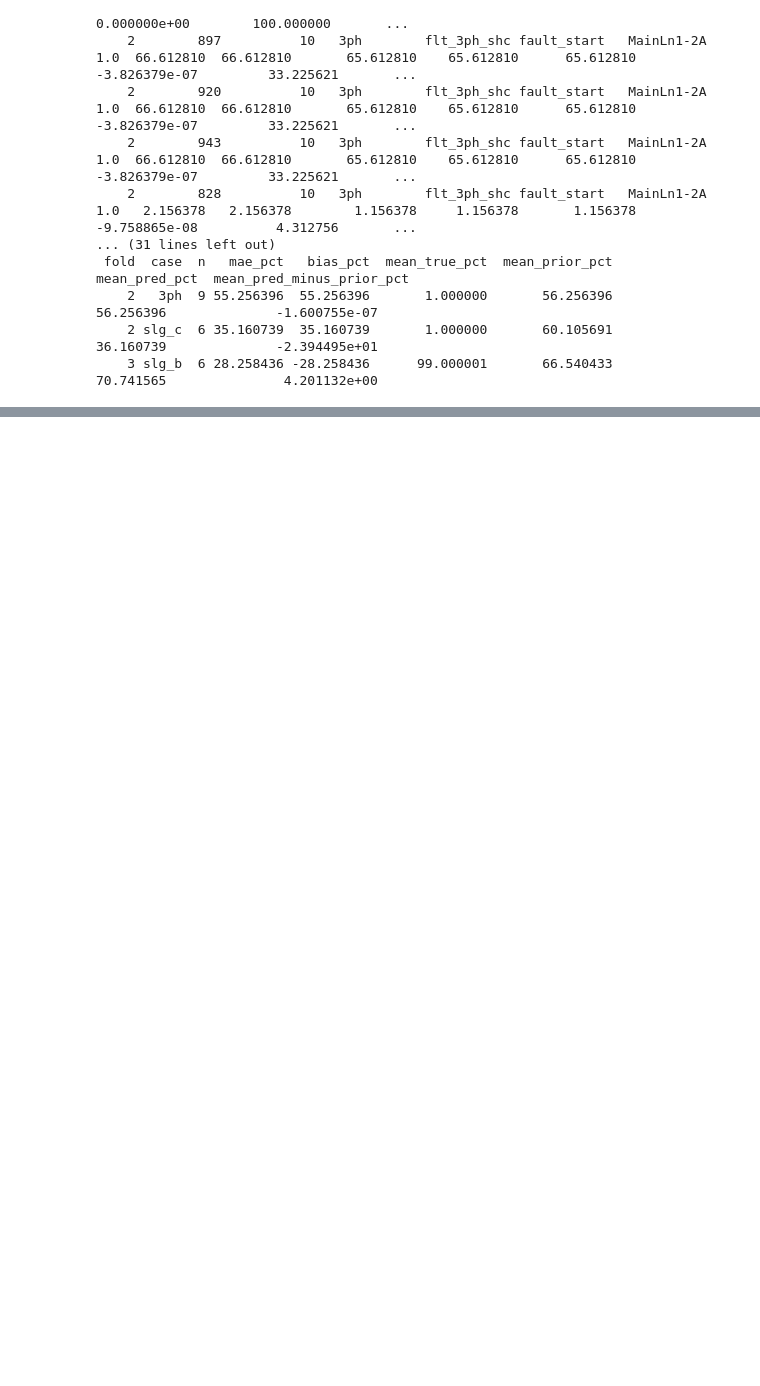
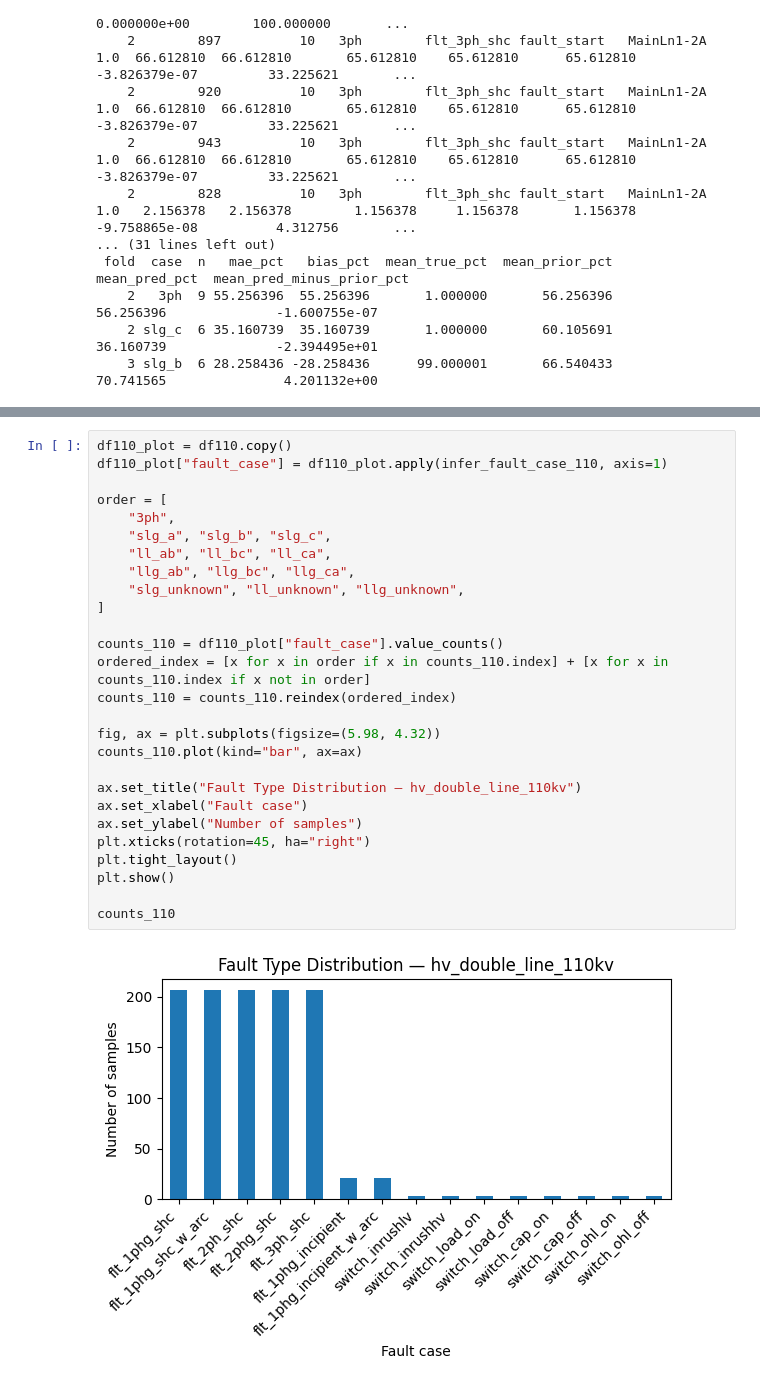
Before and after one commit to sagar-crypto/Masters_thesis_PR_LABS, a Jupyter notebook: EDA.ipynb, the cells around one changed output, grey strips where cells are left out. Cells and saved outputs as stored; diff of their text form; blank space fills up the shorter version.

```diff
--- a/EDA.ipynb
+++ b/EDA.ipynb
@@ -1895,0 +2194,29 @@ if all_views:
+# %%
+df110_plot = df110.copy()
+df110_plot["fault_case"] = df110_plot.apply(infer_fault_case_110, axis=1)
+
+order = [
+    "3ph",
+    "slg_a", "slg_b", "slg_c",
+    "ll_ab", "ll_bc", "ll_ca",
+    "llg_ab", "llg_bc", "llg_ca",
+    "slg_unknown", "ll_unknown", "llg_unknown",
+]
+
+counts_110 = df110_plot["fault_case"].value_counts()
+ordered_index = [x for x in order if x in counts_110.index] + [x for x in counts_110.index if x not in order]
+counts_110 = counts_110.reindex(ordered_index)
+
+fig, ax = plt.subplots(figsize=(5.98, 4.32))
+counts_110.plot(kind="bar", ax=ax)
+
+ax.set_title("Fault Type Distribution — hv_double_line_110kv")
+ax.set_xlabel("Fault case")
+ax.set_ylabel("Number of samples")
+plt.xticks(rotation=45, ha="right")
+plt.tight_layout()
+plt.show()
+
+counts_110
+# %% [output]
+[figure, added]
```
Also changed, not shown: parts of 25 cells of this notebook, 8 other files.
